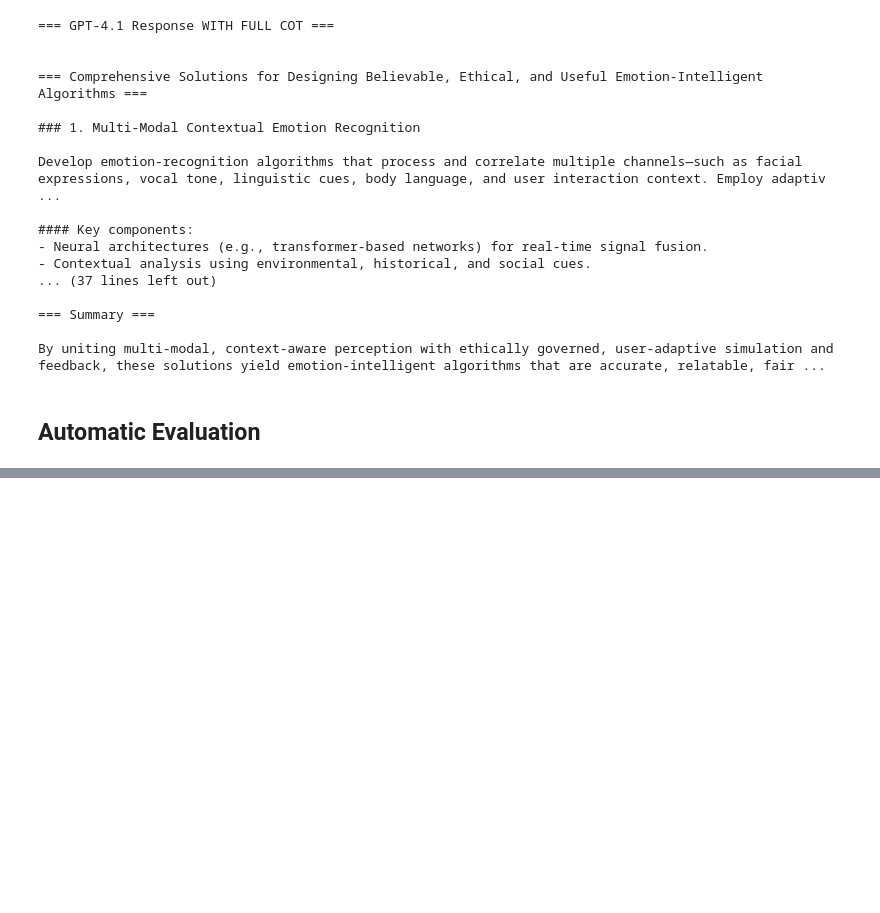
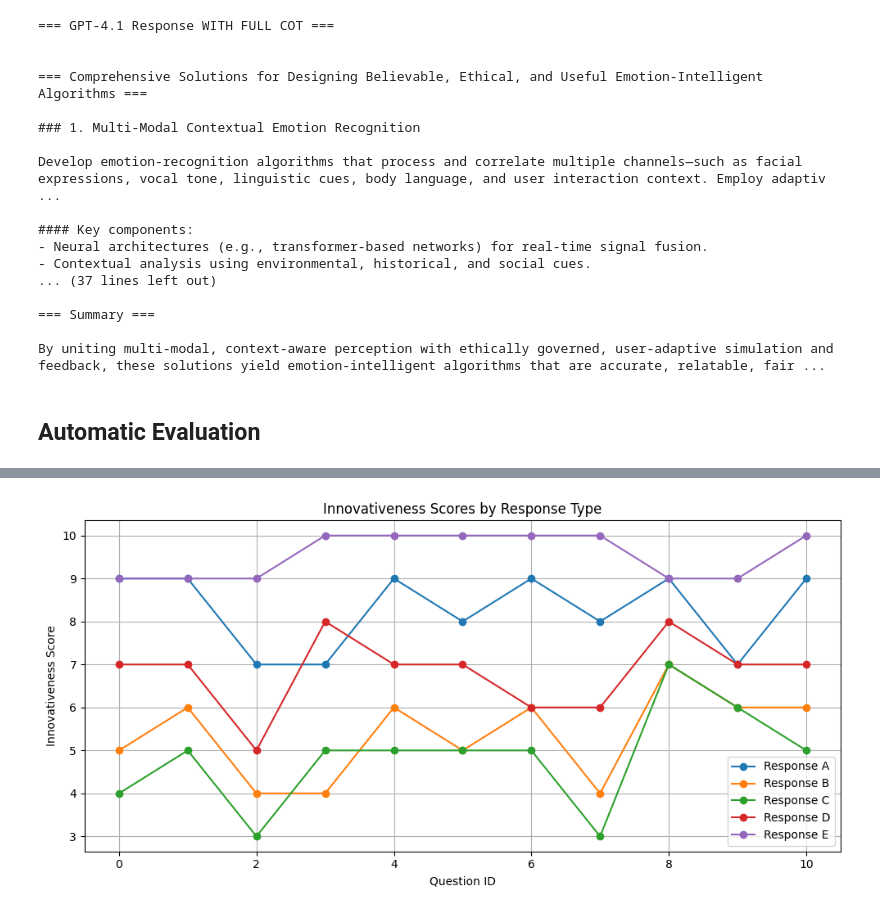
Before and after one commit to Applejuize/Analogical-LLM, a Jupyter notebook: Prototype_Workflow.ipynb, the cells around one changed output, grey strips where cells are left out. Cells and saved outputs as stored; diff of their text form; code cells hidden in the pictures; blank space fills up the shorter version.

```diff
--- a/Prototype_Workflow.ipynb
+++ b/Prototype_Workflow.ipynb
@@ -1195,10 +1195,16 @@ def auto_eval(question: str) -> list[str]:
     return response
 
 def auto_eval_batch(questions: list[str]) -> list[list[str]]:
+    print("Start collecting repsonses.")
+    sys.stdout.flush()
     responses = []
+    i = 0
     for question in questions:
+        print(f"Working on the {i}th question")
+        sys.stdout.flush()
         response = auto_eval(question)
         responses.append(response)
+        i += 1
     return responses
 
 def llm_judge(user_query: str, response: list[str]) -> pd.DataFrame:
@@ -1246,11 +1252,11 @@ def llm_judge(user_query: str, response: list[str]) -> pd.DataFrame:
     Now, Return the result **strictly in the following JSON format**:
 
     {{
-      "Response A": {{"Innovativeness": int, "Practicality": int}},
-      "Response B": {{"Innovativeness": int, "Practicality": int}},
-      "Response C": {{"Innovativeness": int, "Practicality": int}},
-      "Response D": {{"Innovativeness": int, "Practicality": int}}
-      "Response E": {{"Innovativeness": int, "Practicality": int}}
+      "Response A": {{"Innovativeness": int, "Operational Specificity": int}},
+      "Response B": {{"Innovativeness": int, "Operational Specificity": int}},
+      "Response C": {{"Innovativeness": int, "Operational Specificity": int}},
+      "Response D": {{"Innovativeness": int, "Operational Specificity": int}}
+      "Response E": {{"Innovativeness": int, "Operational Specificity": int}}
     }}
     """
     raw_output = llms.invoke(prompt)
@@ -1281,6 +1287,8 @@ def evaluate_multiple_questions(user_queries: list[str], all_responses: list[lis
 
 
     for i, (query, responses) in enumerate(zip(user_queries, all_responses)):
+        #print(f"Working on the {i}th question")
+
         df = llm_judge(query, responses)  # assume it returns a DataFrame as defined earlier
         if df is not None:
             df = df.reset_index().rename(columns={"index": "response_label"})
@@ -1291,7 +1299,7 @@ def evaluate_multiple_questions(user_queries: list[str], all_responses: list[lis
     return combined_df
 
 def find_mean(data: pd.DataFrame) -> pd.DataFrame:
-    mean_scores = data.groupby("response_label")[["Innovativeness", "Practicality"]].mean()
+    mean_scores = data.groupby("response_label")[["Innovativeness", "Operational Specificity"]].mean()
     return mean_scores
 # %%
 questions_list = import_questions("Questions.json")
@@ -1320,0 +1351,3 @@ df_eval_results = evaluate_multiple_questions(questions_list, responses)
+# %%
+# Option 1: Rename columns explicitly
+df_eval_results.columns = ['index', 'response_label', 'Innovativeness', 'Operational Specificity', 'question_id']
@@ -1352,0 +1462,4 @@ def plot_practicality(data: pd.DataFrame):
+# %%
+plot_innovativeness(df_eval_results)
+# %% [output]
+[figure, added]
```
Also changed, not shown: parts of 15 cells of this notebook.
